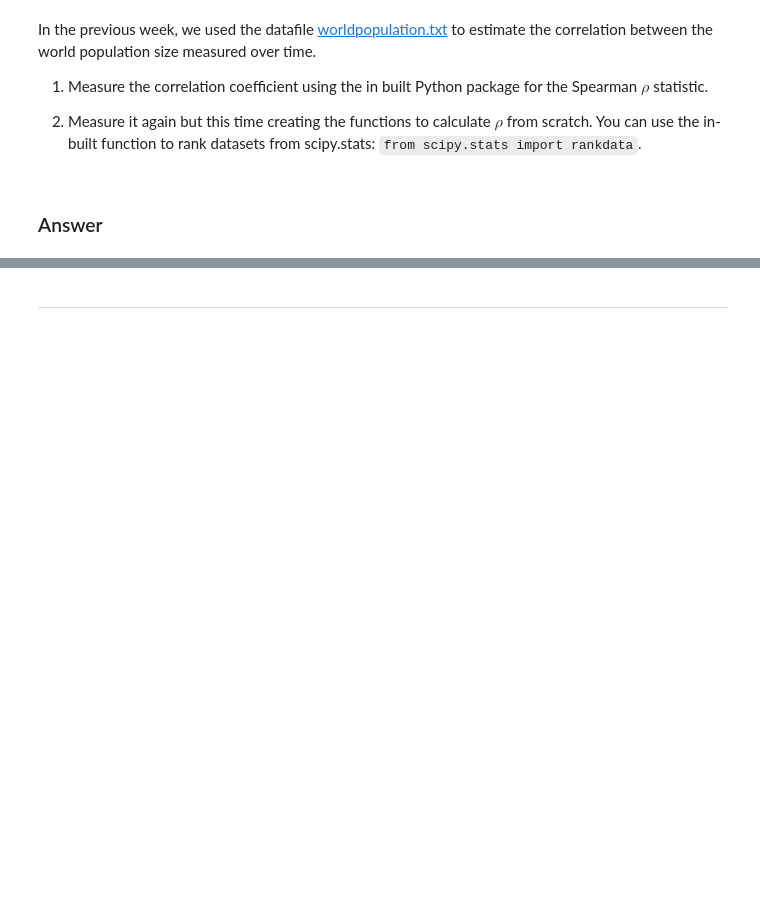
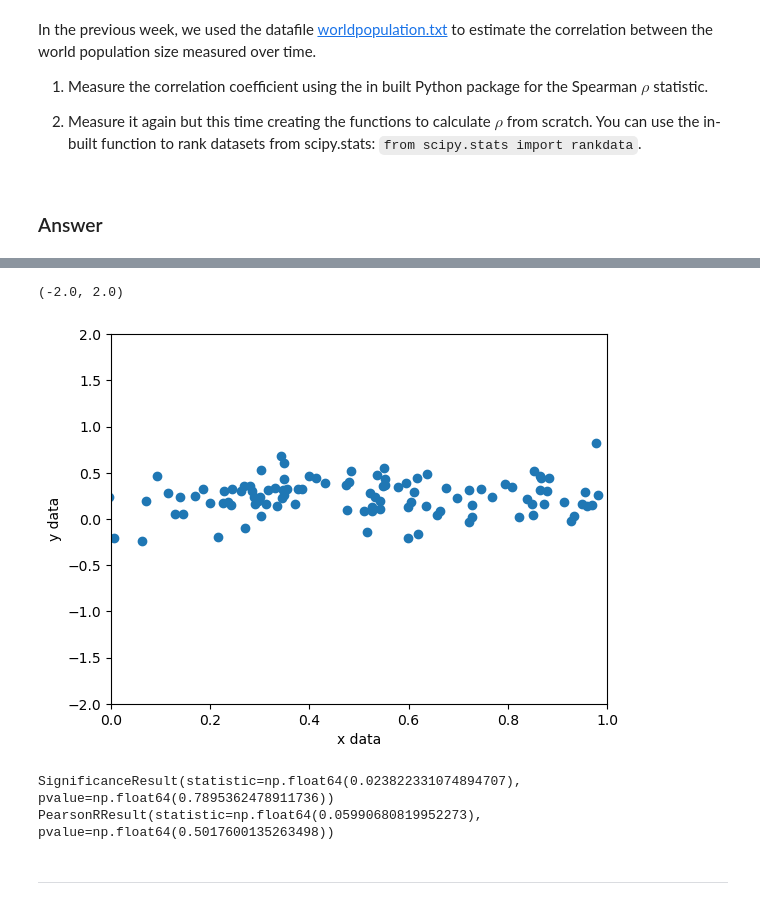
Before and after one commit to itrharrison/PX4146, a Jupyter notebook: Chapter5/Chapter5_yourturn.ipynb, the cells around one changed output, grey strips where cells are left out. Cells and saved outputs as stored; diff of their text form; code cells hidden in the pictures; blank space fills up the shorter version.

```diff
--- a/Chapter5/Chapter5_yourturn.ipynb
+++ b/Chapter5/Chapter5_yourturn.ipynb
@@ -23,3 +67,27 @@ In the previous week, we used the datafile [worldpopulation.txt](https://github.
+# %%
+m = 0.1
+c = 0.2
+
+x = np.linspace(0,1,128)
+y = m * x + c
+# %%
+x_data = x + np.random.normal(0.0, scale=0.2, size=128)
+y_data = y + np.random.normal(0.0, scale=0.2, size=128)
+# %%
+plt.plot(x_data, y_data, 'o')
+plt.xlabel('x data')
+plt.ylabel('y data')
+plt.xlim([0,1])
+plt.ylim([-2,2])
+# %% [output]
+(-2.0, 2.0)
+[figure, added]
+# %%
+print(spearmanr(x_data, y_data))
+print(pearsonr(x_data, y_data))
+# %% [output]
+SignificanceResult(statistic=np.float64(0.023822331074894707), pvalue=np.float64(0.7895362478911736))
+PearsonRResult(statistic=np.float64(0.05990680819952273), pvalue=np.float64(0.5017600135263498))
 # %% [markdown]
 ***
 # %% [markdown]
```
Also changed, not shown: parts of 8 cells of this notebook, 4 other files.
